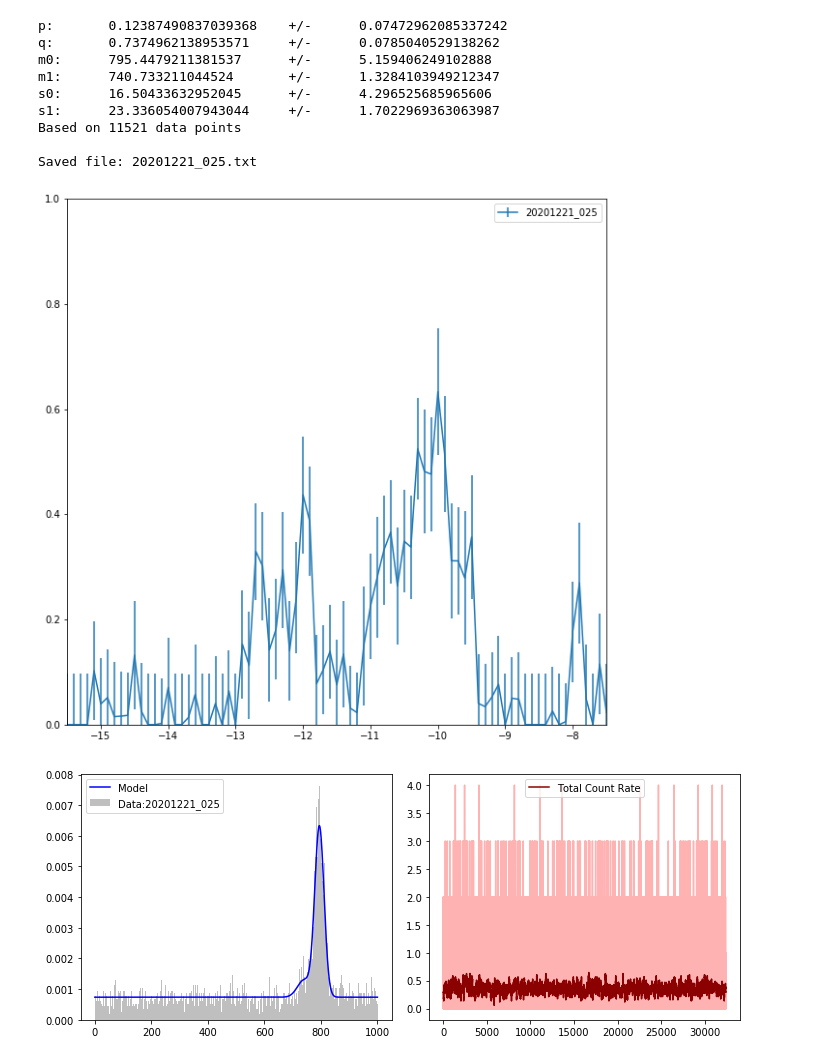
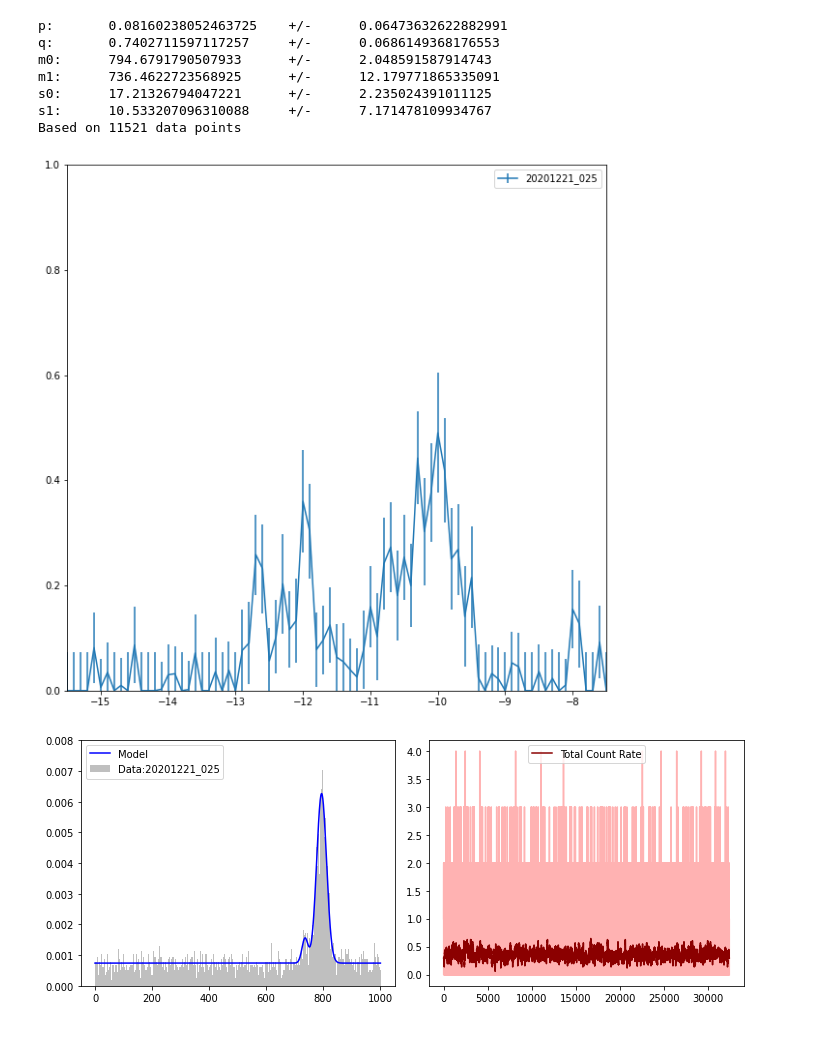
Before and after one commit to DanMWalker/HybRyd, a Jupyter notebook: CassieTest.ipynb, the cells around one changed output. Saved outputs shown, nothing was run; the diff lists cells and outputs as text; code cells hidden in the pictures.

```diff
--- a/CassieTest.ipynb
+++ b/CassieTest.ipynb
@@ -43,11 +43,13 @@ biggest_x = -np.inf
 smallest_x = np.inf
 
 for n in nums:
-    fname = "Q:\\E11_hybrid\\scan_data\\"+year+"\\"+month+"\\"+day+"\\"+ymd+"_"+n+"\\"+ymd+"_"+n+"_scan.h5"
+    fname = "tests/test_data/20201221_025_scan.h5"
     data = h5.File(fname, 'r', swmr = True)
-    scope = data['osc_0'].value
+    scope = np.copy(data['osc_0'])
+
     indy_var = np.array([d[0] for d in data['analysis']])
     data.close()
+
     trace_dist = np.zeros(len(scope[0]))
     timebins = np.arange(len(scope[0]))
     digitised = {v:[] for v in indy_var}
@@ -105,43 +107,38 @@ for n in nums:
                 if p[idx] == 1 or p[idx] == 0:
                     sigma[idx] = np.mean([sigma[j] for j in range(len(sigma)) if j not in locate_outliers(sigma)[0]])
 
     default_model.fix_params(**{k:None for k in pnames})
 
     model_args = [default_model.get_param_defaults()[p] for p in pnames]
     model_args[0] = timebins
     for k, val in enumerate(popt):
         model_args[k+1] = val
 
     subfig, subax = plt.subplots(1, 2, figsize = (10, 4))
     subax[0].bar(timebins, trace_dist/np.sum(trace_dist), width = 1, alpha = 0.5, color = 'grey', label = "Data:"+ymd+"_"+n)
     subax[0].plot(timebins, default_model(*model_args), color = 'blue', label = "Model")
     subax[0].legend()
     subax[1].plot(counttracker,alpha=0.3,color='red')
     subax[1].plot(savgol_filter(counttracker,51,0),color='darkred',label="Total Count Rate")
     subax[1].legend()
     subfig.tight_layout()
 
     bigax.errorbar(x*xunit, p, yerr = sigma, label = ymd+"_"+n)
 
-    np.savetxt(ymd+"_"+n+".txt", np.vstack((x, p, sigma)))
-    print("Saved file:",ymd+"_"+n+".txt","\n")
-
     biggest_x = np.maximum(biggest_x, x[-1])
     smallest_x = np.minimum(smallest_x, x[0])
 
 bigax.set_ylim([0, 1])
 bigax.set_xlim([xunit*smallest_x, xunit*biggest_x])
 bigax.legend()
 plt.show()
 # %% [output]
-p:       0.12387490837039368    +/-      0.07472962085337242
-q:       0.7374962138953571     +/-      0.0785040529138262
-m0:      795.4479211381537      +/-      5.159406249102888
-m1:      740.733211044524       +/-      1.3284103949212347
-s0:      16.50433632952045      +/-      4.296525685965606
-s1:      23.336054007943044     +/-      1.7022969363063987
+p:       0.08160238052463725    +/-      0.06473632622882991
+q:       0.7402711597117257     +/-      0.0686149368176553
+m0:      794.6791790507933      +/-      2.048591587914743
+m1:      736.4622723568925      +/-      12.179771865335091
+s0:      17.21326794047221      +/-      2.235024391011125
+s1:      10.533207096310088     +/-      7.171478109934767
 Based on 11521 data points
-
-Saved file: 20201221_025.txt
-[figure, old version]
+[figure, new version]
-[figure, old version]
+[figure, new version]
```
Also changed, not shown: parts of 3 cells of this notebook, 6 other files.
